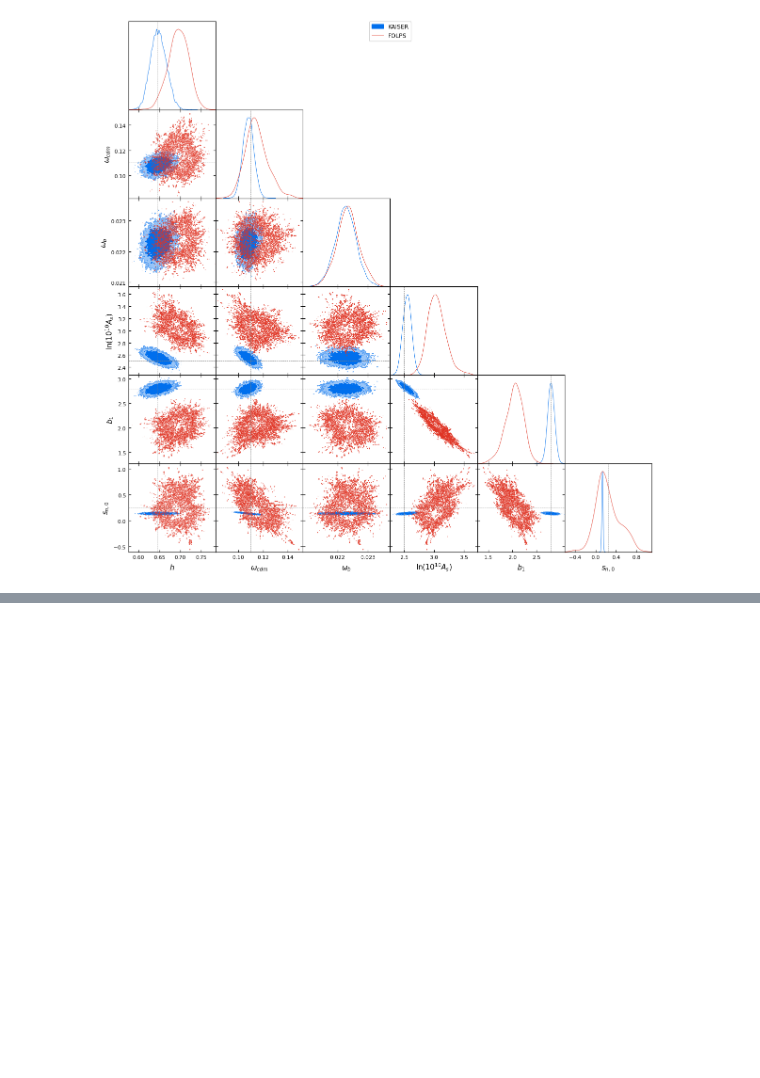
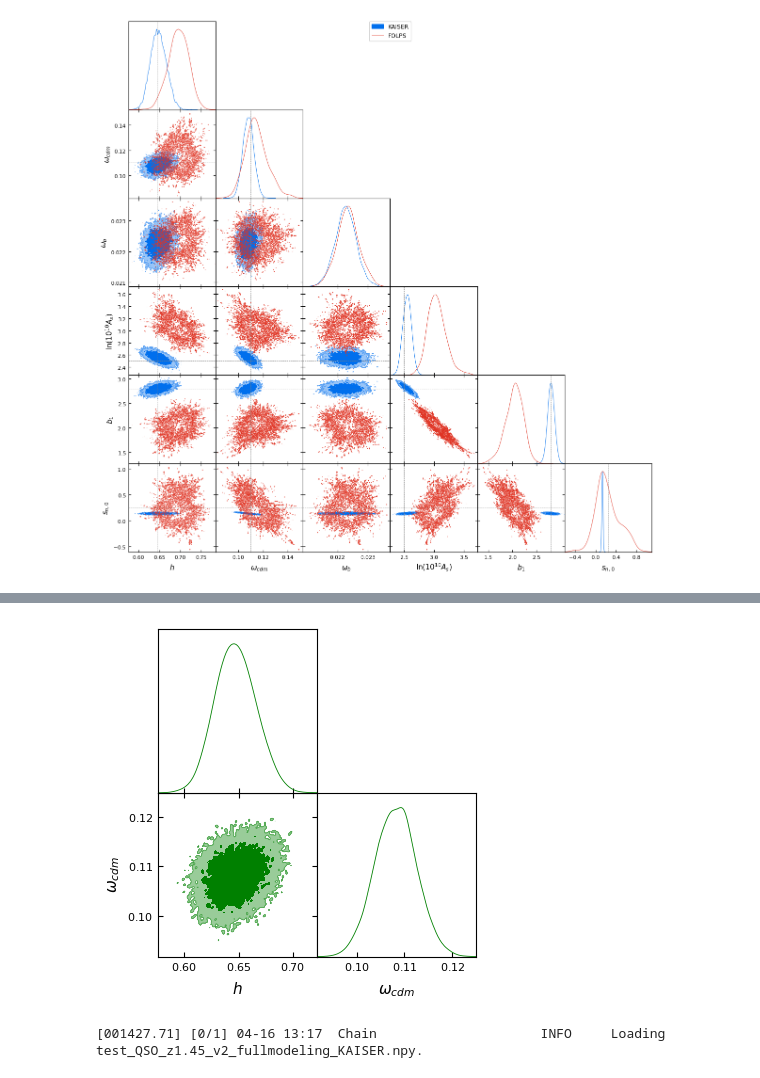
Before and after one commit to BlackPuma075/Modified-gravity-folps-dev, a Jupyter notebook: FullModeling.ipynb, the cells around one changed output, grey strips where cells are left out. Cells and saved outputs as stored; diff of their text form; code cells hidden in the pictures; blank space fills up the shorter version.

```diff
--- a/FullModeling.ipynb
+++ b/FullModeling.ipynb
@@ -210,3 +212,10 @@ print(chain.to_stats(tablefmt='pretty'))
 # %%
 %matplotlib inline
 from desilike.samples import plotting
+# %%
+from desilike.samples import Chain
+from desilike import setup_logging
+
+setup_logging()
+chain = Chain.load('test_QSO_z1.45_full_modeling_v1_FOLPS.npy').remove_burnin(0.3)
+z = 1.45
@@ -484,0 +540,5 @@ Removed no burn in
+# %%
+from desilike.samples import Chain
+
+chain_kaiser = Chain.load('test_QSO_z1.45_v2_fullmodeling_KAISER.npy').remove_burnin(0.3)
+z = 1.45
@@ -484,0 +590,3 @@ Removed no burn in
+# %%
+plotting.plot_triangle(chain_kaiser, params = ['h','omega_cdm'], filled = True, contour_ls = '-', contour_colors = 'green');
+# %% [output]
@@ -484,0 +595,5 @@ Removed no burn in
+[figure, added]
+# %%
+chain_kaiser_2 = Chain.load('test_QSO_z1.45_v2_fullmodeling_KAISER.npy')
+# %% [output]
+[001427.71] [0/1] 04-16 13:17  Chain                     INFO     Loading test_QSO_z1.45_v2_fullmodeling_KAISER.npy.
```
Also changed, not shown: parts of 18 cells of this notebook.
